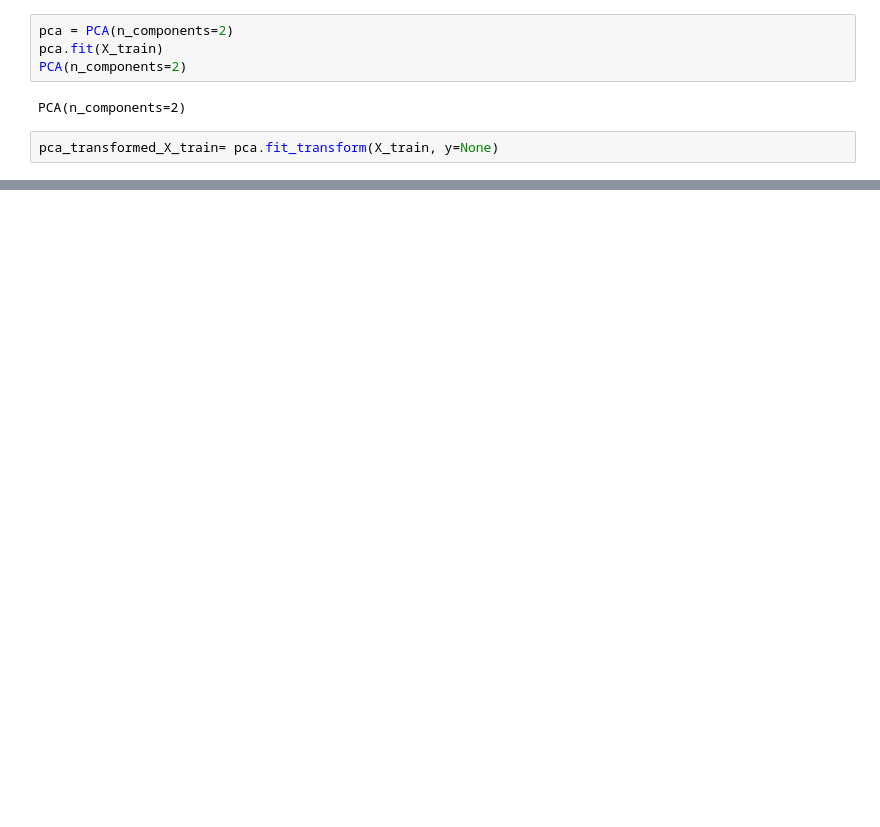
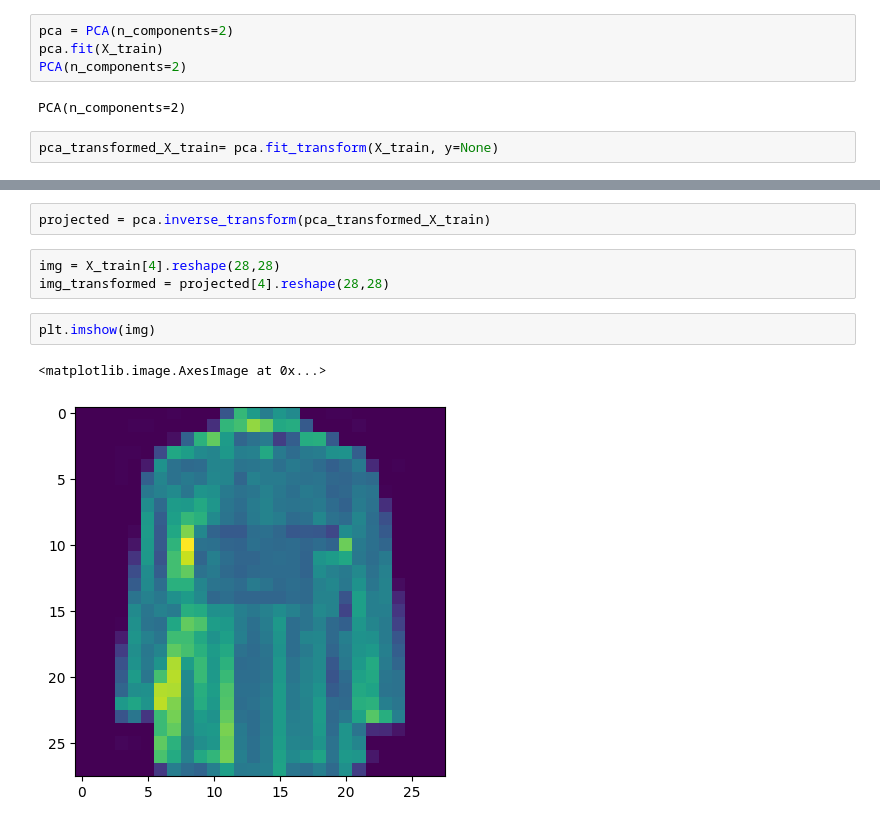
Before and after one commit to julielhagen/Clothing_classification-, a Jupyter notebook: sklearn.ipynb, the cells around one changed output, grey strips where cells are left out. Saved outputs shown, nothing was run; the diff lists cells and outputs as text; blank space fills up the shorter version.

```diff
--- a/sklearn.ipynb
+++ b/sklearn.ipynb
@@ -65,0 +69,10 @@ No artists with labels found to put in legend.  Note that artists whose label st
+# %%
+projected = pca.inverse_transform(pca_transformed_X_train)
+# %%
+img = X_train[4].reshape(28,28)
+img_transformed = projected[4].reshape(28,28)
+# %%
+plt.imshow(img)
+# %% [output]
+<matplotlib.image.AxesImage at 0x...>
+[figure, added]
```
Also changed, not shown: parts of 5 cells of this notebook, 1 other file.
